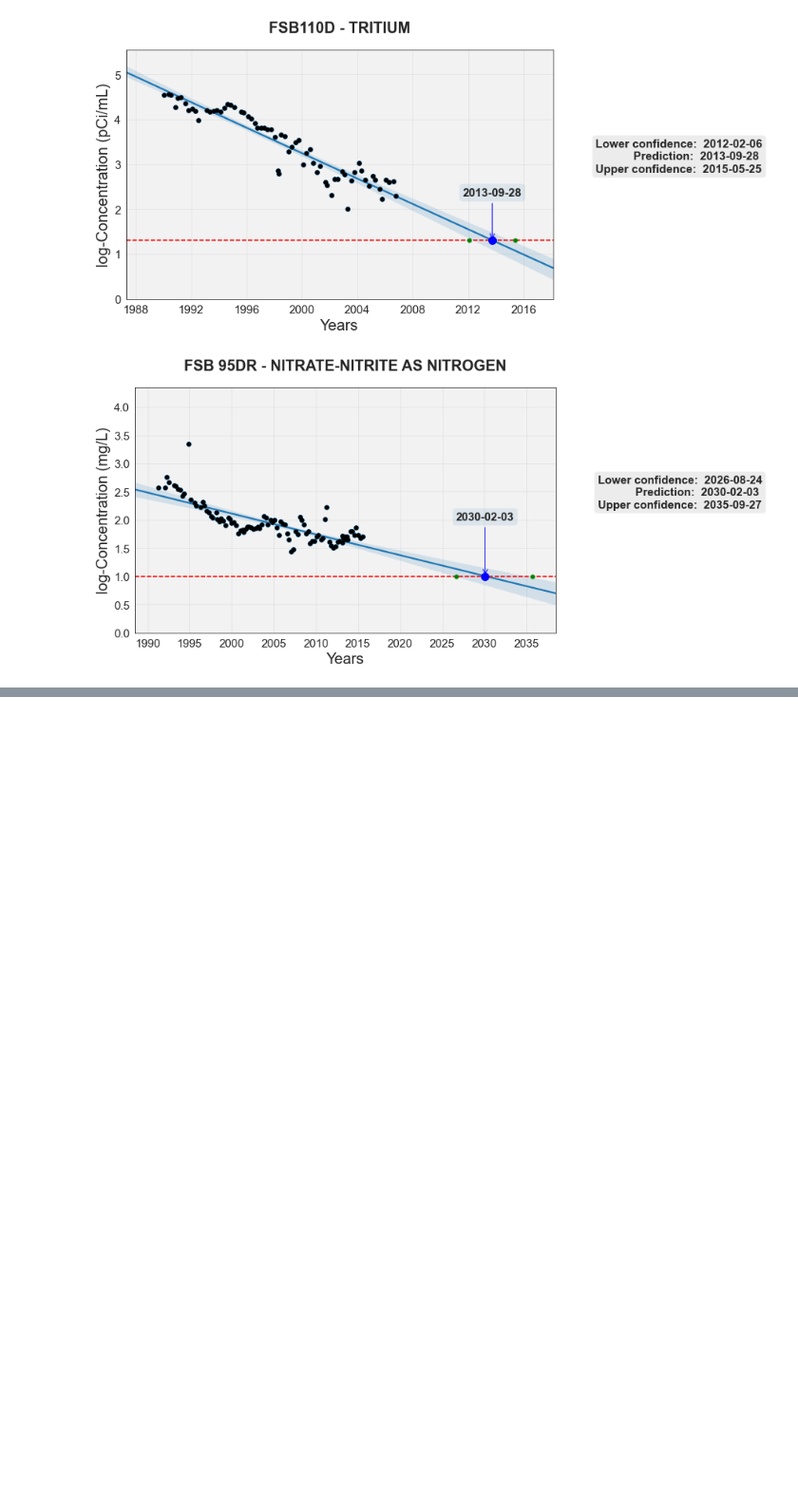
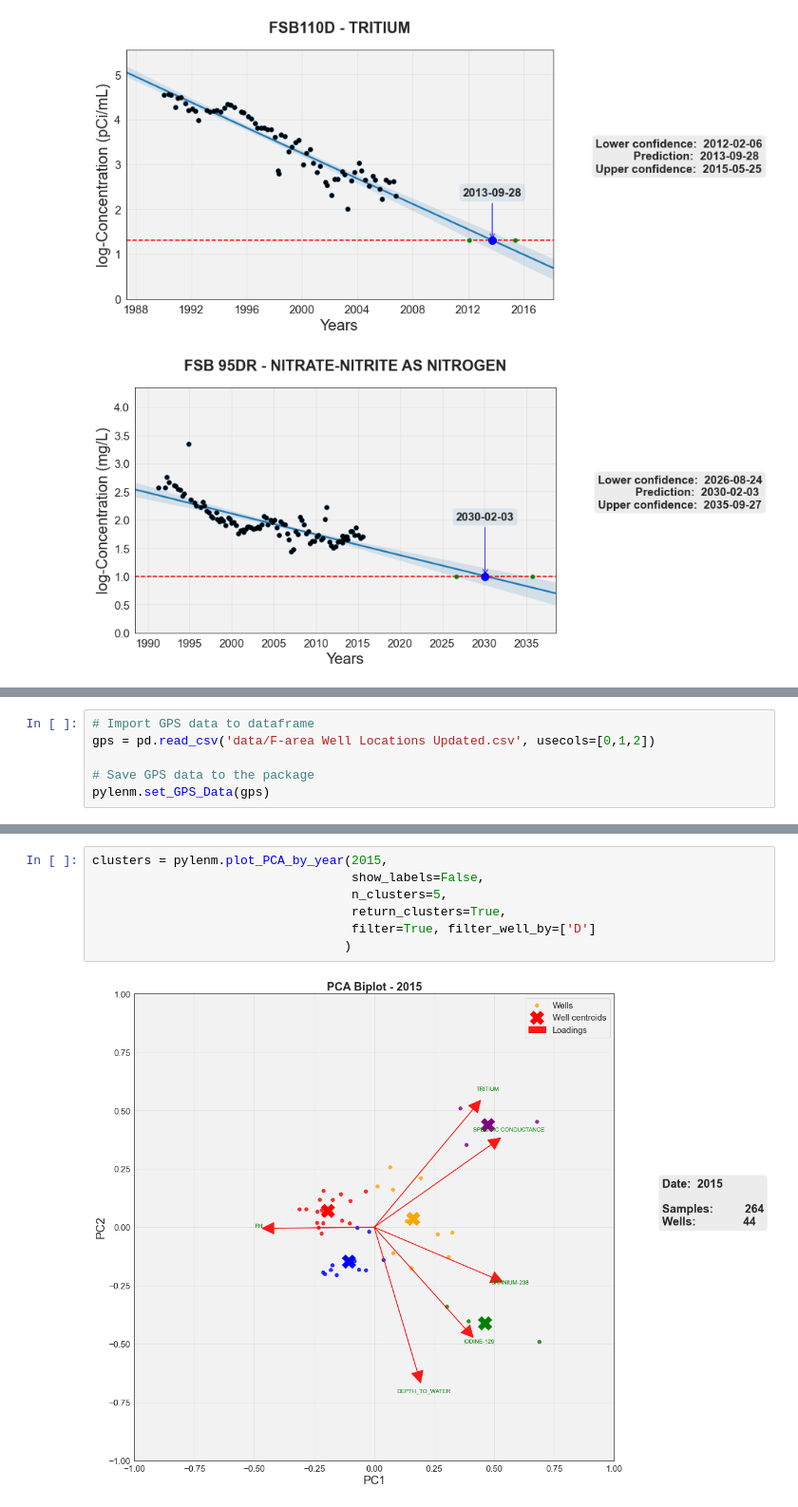
Before and after one commit to AurelienMeray/pylenm, a Jupyter notebook: demo/Guide - pyLEnM package.ipynb, the cells around one changed output, grey strips where cells are left out. Shown at 95% size. Cells and saved outputs as stored; diff of their text form; blank space fills up the shorter version.

Commit message:
added 4 funcions for clustering

```diff
--- a/demo/Guide - pyLEnM package.ipynb
+++ b/demo/Guide - pyLEnM package.ipynb
@@ -355,0 +358,6 @@ pylenm.plot_PCA_by_well('FSB 95DR', interpolate=True, frequency='2M', show_label
+# %%
+# Import GPS data to dataframe
+gps = pd.read_csv('data/F-area Well Locations Updated.csv', usecols=[0,1,2])
+
+# Save GPS data to the package
+pylenm.set_GPS_Data(gps)
@@ -355,0 +384,9 @@ pylenm.plot_PCA_by_well('FSB 95DR', interpolate=True, frequency='2M', show_label
+# %%
+clusters = pylenm.plot_PCA_by_year(2015,
+                                   show_labels=False,
+                                   n_clusters=5,
+                                   return_clusters=True,
+                                   filter=True, filter_well_by=['D']
+                                  )
+# %% [output]
+[figure, added]
```
Also changed, not shown: parts of 26 cells of this notebook, 3 other files.
